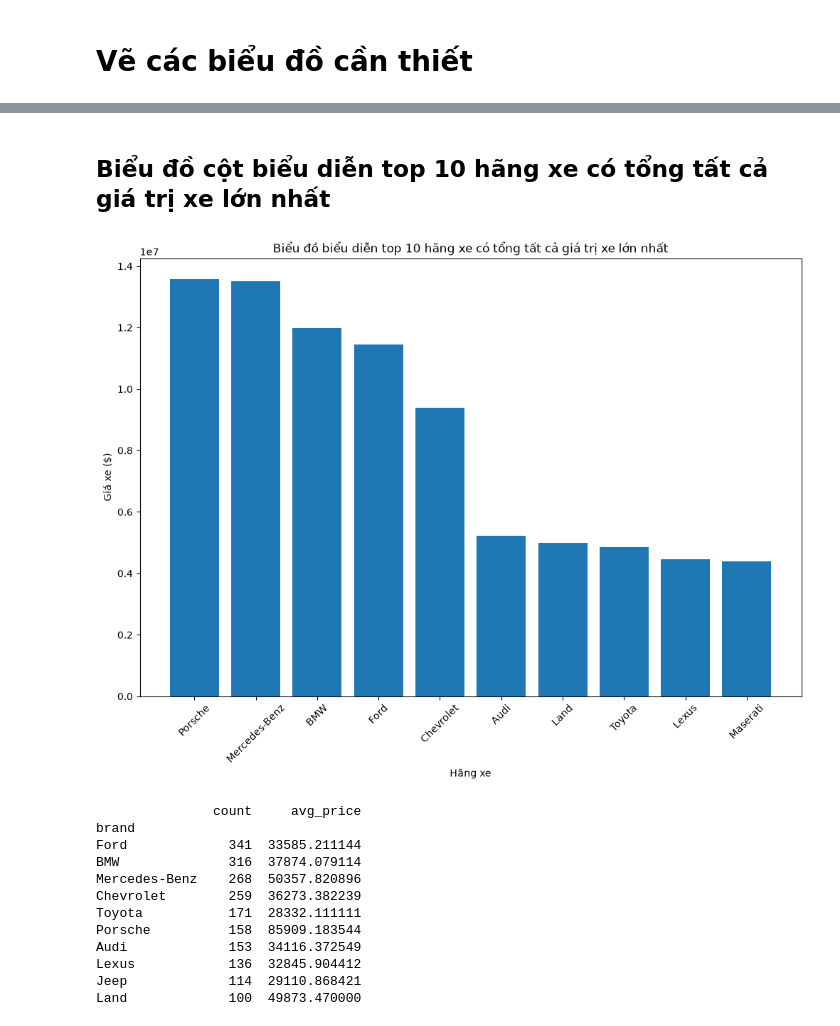
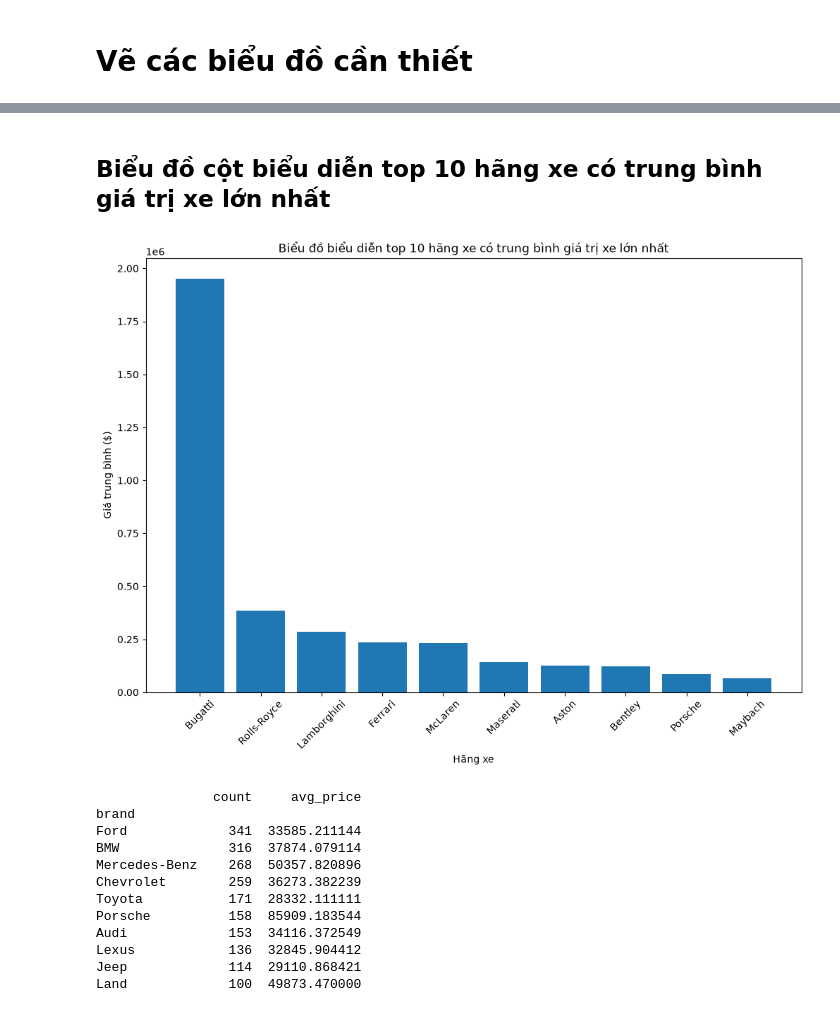
Before and after one commit to Thienbao2211/Used_Car_Analysis, a Jupyter notebook: notebook/PNL_CSA07.ipynb, the cells around one changed output, grey strips where cells are left out. Saved outputs shown, nothing was run; the diff lists cells and outputs as text; code cells hidden in the pictures.

```diff
--- a/notebook/PNL_CSA07.ipynb
+++ b/notebook/PNL_CSA07.ipynb
@@ -267,19 +273,19 @@ Text(0.5, 1.0, 'Biểu đồ số lượng xe các năm của các hãng top đ
 # %% [markdown]
-## Biểu đồ cột biểu diễn top 10 hãng xe có tổng tất cả giá trị xe lớn nhất
+## Biểu đồ cột biểu diễn top 10 hãng xe có trung bình giá trị xe lớn nhất
 # %%
-# Biểu đồ cột: Dùng để biểu diễn top 10 hãng xe có tổng số lượng xe lớn nhất
+# Biểu đồ cột: Dùng để biểu diễn top 10 hãng xe có trung bình giá trị xe lớn nhất
 
-df_sum_brand = df[['brand', 'price']].groupby('brand').sum()
+df_sum_brand = df[['brand', 'price']].groupby('brand').mean()
 df_sum_brand = df_sum_brand.sort_values(by='price', ascending=False).head(10)
 df_sum_brand
 
 plt.figure(figsize=(12, 8))
 plt.bar(x=df_sum_brand.index, height=df_sum_brand['price'])
 plt.xticks(rotation=45)
-plt.title('Biểu đồ biểu diễn top 10 hãng xe có tổng tất cả giá trị xe lớn nhất')
+plt.title('Biểu đồ biểu diễn top 10 hãng xe có trung bình giá trị xe lớn nhất')
 plt.xlabel('Hãng xe')
-plt.ylabel('Giá xe ($)')
+plt.ylabel('Giá trung bình ($)')
 plt.show()
 # %% [output]
-[figure, old version]
+[figure, new version]
 # %%
```
Also changed, not shown: parts of 6 cells of this notebook, 3 other files.
